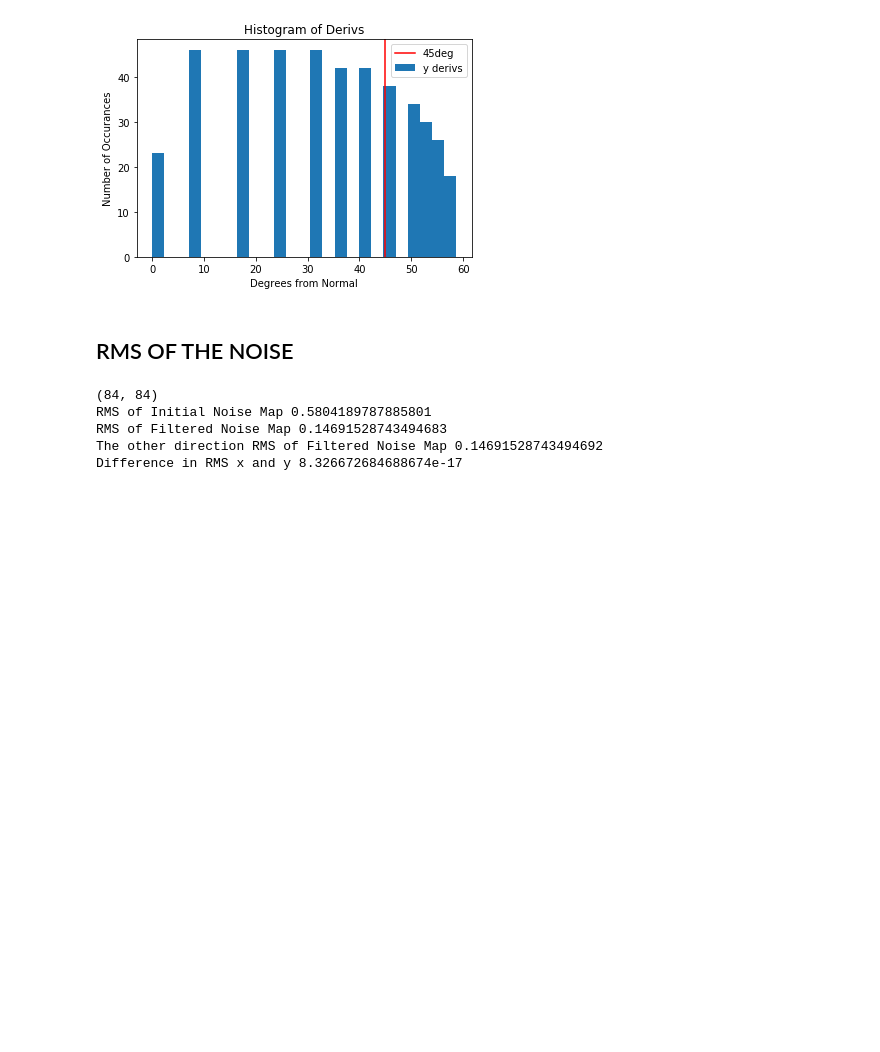
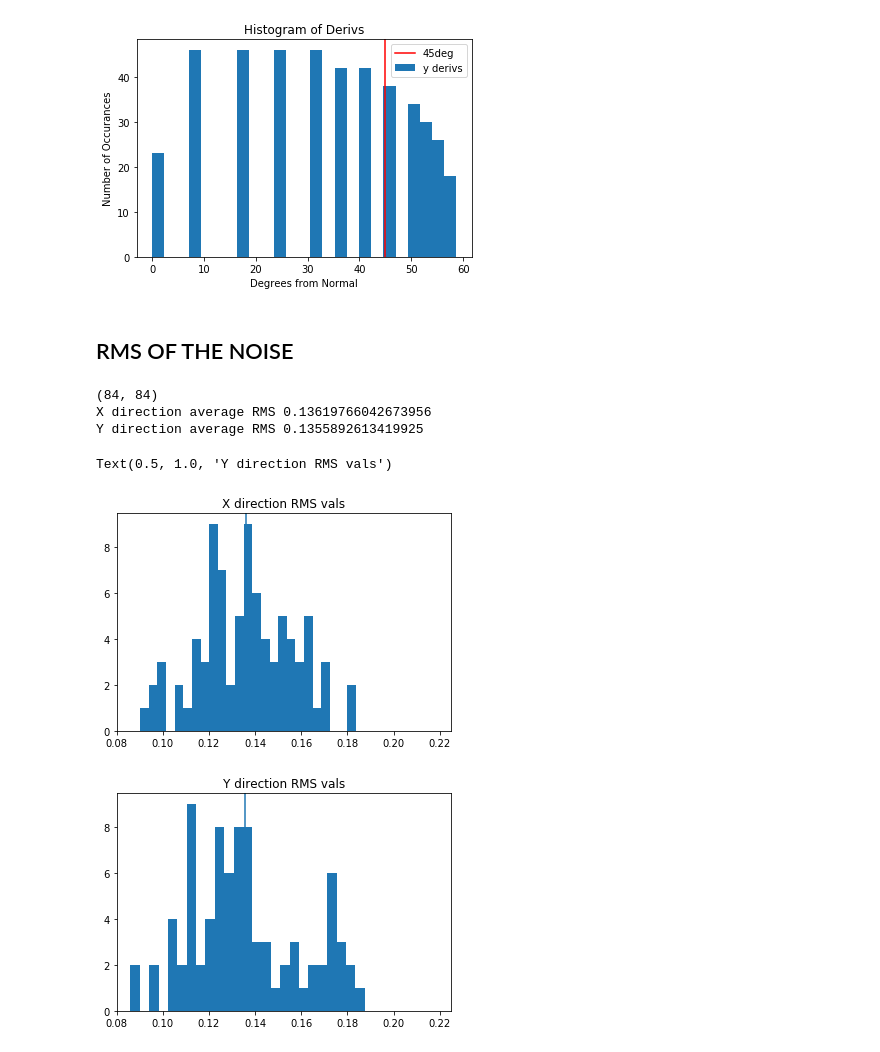
Before and after one commit to jared-may/RuhlCMBSrProject, a Jupyter notebook: FourrierPractice.ipynb, the cells around one changed output. Cells and saved outputs as stored; diff of their text form; code cells hidden in the pictures; blank space fills up the shorter version.

```diff
--- a/FourrierPractice.ipynb
+++ b/FourrierPractice.ipynb
@@ -314,45 +490,49 @@ plt.legend()
 # %%
 # noise orig = wn2d
 # noise filtered = wn2d_lp
 print(wn2d.shape)
-#ybar_size = wn2d.shape
-#ybar = np.zeros((ybar_size[0], ybar_size[1]))
 n = len(x) * len(y)
 nx = len(x)
 ny = len(y)
 
-#diff = np.zeros((ybar_size[0], ybar_size[1]))
-summation = 0
 
+RMSx = np.zeros(ny)
+diff = np.zeros(nx)
+summation = np.zeros(ny)
 for i in range(ny):
     for j in range(nx):
-        diff = (wn2d[i,j] - 0)**2
-        summation = summation + diff
-RMSE = np.sqrt(summation / n)
+        diff[j] = (wn2d_lp.real[i,j] - 0)**2 #goes across each row (x)
+    summation[i] = np.sum(diff)
+RMSx = np.sqrt(summation / nx)
+#print(RMSx)
+
 
 #RMS in x - does across columns first then down rows
-summation2 = 0
-for i in range(ny):
-    for j in range(nx):
-        diff2 = (wn2d_lp.real[i,j] - 0)**2 ###SHOULD I ONLY USE THE REAL HERE?
-        summation2 = summation2 + diff2
-RMSE2 = np.sqrt(summation2 / n)
+RMSy = np.zeros(ny)
+diff2 = np.zeros(nx)
+summation2 = np.zeros(ny)
+for j in range(nx):
+    for i in range(ny):
+        diff2[i] = (wn2d_lp.real[i,j] - 0)**2 ###SHOULD I ONLY USE THE REAL HERE?
+    summation2[j] = np.sum(diff2)
+RMSy = np.sqrt(summation2 / ny)
+#print(RMSy)
 
-#RMS y
-summation3 = 0
-for i in range(nx):
-    for j in range(ny):
-        diff3 = (wn2d_lp.real[j,i] - 0)**2 ###SHOULD I ONLY USE THE REAL HERE?
-        summation3 = summation3 + diff3
-RMSE3 = np.sqrt(summation3 / n)
-
-print("RMS of Initial Noise Map",RMSE)
-print("RMS of Filtered Noise Map",RMSE2)
-print("The other direction RMS of Filtered Noise Map",RMSE3)
-print("Difference in RMS x and y",RMSE3-RMSE2)
+plt.hist(RMSx, 25)
+plt.axvline(np.mean(RMSx))
+print("X direction average RMS",np.mean(RMSx))
+plt.xlim(0.08, 0.225)
+plt.title("X direction RMS vals")
+plt.figure()
+plt.hist(RMSy, 25)
+plt.axvline(np.mean(RMSy))
+print("Y direction average RMS",np.mean(RMSy))
+plt.xlim(0.08, 0.225)
+plt.title("Y direction RMS vals")
 # %% [output]
 (84, 84)
-RMS of Initial Noise Map 0.5804189787885801
-RMS of Filtered Noise Map 0.14691528743494683
-The other direction RMS of Filtered Noise Map 0.14691528743494692
-Difference in RMS x and y 8.326672684688674e-17
+X direction average RMS 0.13619766042673956
+Y direction average RMS 0.1355892613419925
+Text(0.5, 1.0, 'Y direction RMS vals')
+[figure, added]
+[figure, added]
```
Also changed, not shown: parts of 6 cells of this notebook.
